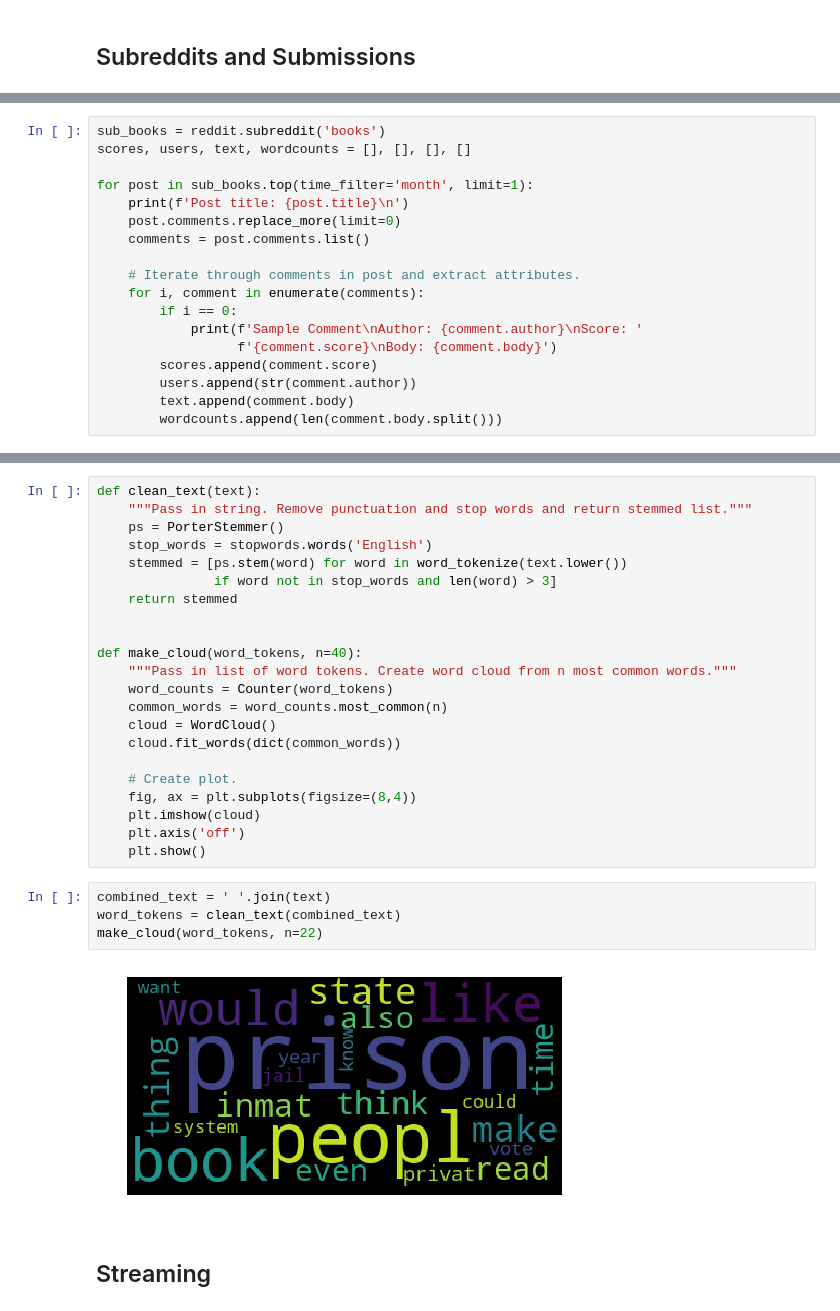
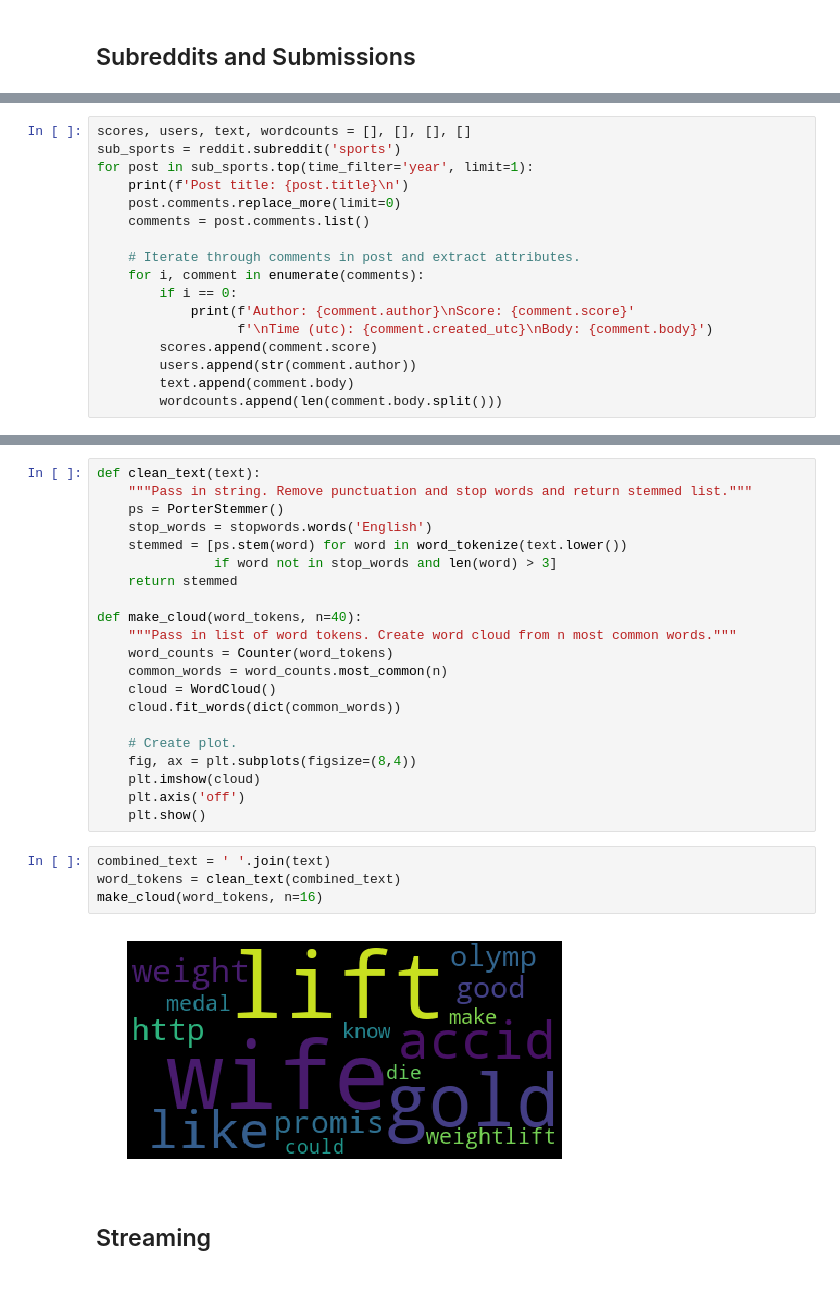
Before and after one commit to hdmamin/introduction_to_praw, a Jupyter notebook: 610_harrison_mamin_presentation.ipynb, the cells around one changed output, grey strips where cells are left out. Cells and saved outputs as stored; diff of their text form.

```diff
--- a/610_harrison_mamin_presentation.ipynb
+++ b/610_harrison_mamin_presentation.ipynb
@@ -69,8 +71,7 @@ Link: /r/sports/comments/80xq68/just_stay_in_there_youre_done_for_tonight/
 # %%
-sub_books = reddit.subreddit('books')
 scores, users, text, wordcounts = [], [], [], []
-
-for post in sub_books.top(time_filter='month', limit=1):
+sub_sports = reddit.subreddit('sports')
+for post in sub_sports.top(time_filter='year', limit=1):
     print(f'Post title: {post.title}\n')
     post.comments.replace_more(limit=0)
     comments = post.comments.list()
@@ -78,8 +79,8 @@ for post in sub_books.top(time_filter='month', limit=1):
     # Iterate through comments in post and extract attributes.
     for i, comment in enumerate(comments):
         if i == 0:
-            print(f'Sample Comment\nAuthor: {comment.author}\nScore: '
-                  f'{comment.score}\nBody: {comment.body}')
+            print(f'Author: {comment.author}\nScore: {comment.score}'
+                  f'\nTime (utc): {comment.created_utc}\nBody: {comment.body}')
         scores.append(comment.score)
         users.append(str(comment.author))
         text.append(comment.body)
@@ -126,7 +123,6 @@ def clean_text(text):
     stemmed = [ps.stem(word) for word in word_tokenize(text.lower())
                if word not in stop_words and len(word) > 3]
     return stemmed
-
 
 def make_cloud(word_tokens, n=40):
     """Pass in list of word tokens. Create word cloud from n most common words."""
@@ -143,9 +139,9 @@ def make_cloud(word_tokens, n=40):
 # %%
 combined_text = ' '.join(text)
 word_tokens = clean_text(combined_text)
-make_cloud(word_tokens, n=22)
+make_cloud(word_tokens, n=16)
 # %% [output]
-[figure, old version]
+[figure, new version]
 # %% [markdown]
 ## Streaming
 # %%
```
Also changed, not shown: parts of 11 cells of this notebook.
